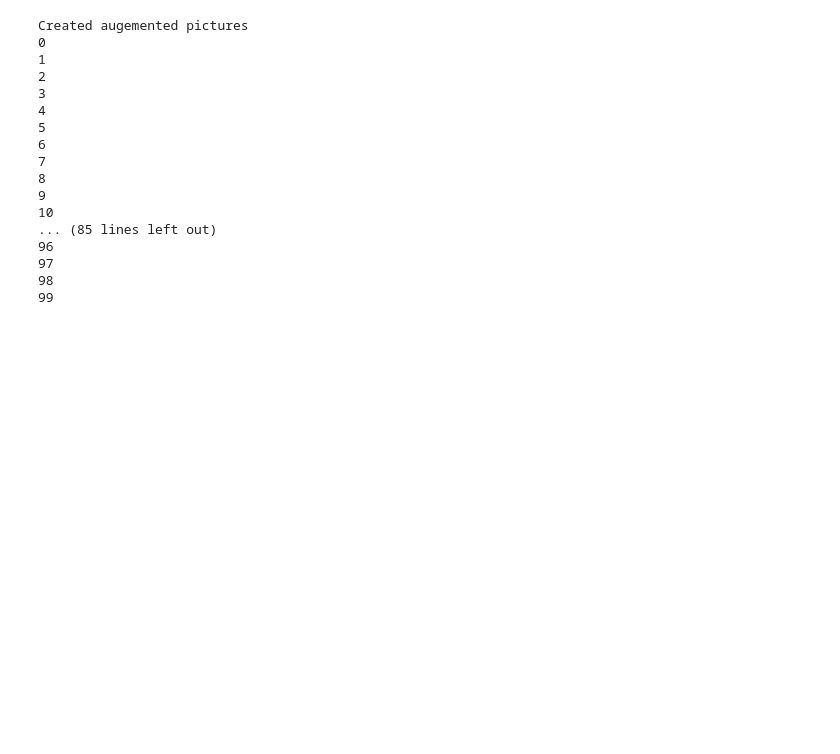
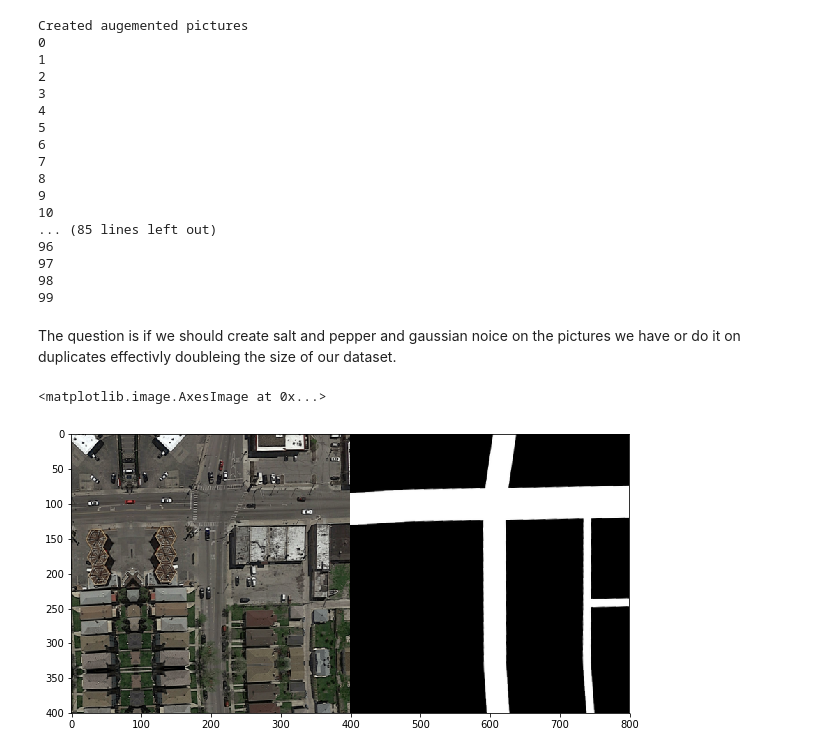
Before and after one commit to martvo/CS-433---Machine-Learning, a Jupyter notebook: project2/data augmentation.ipynb, the cells around one changed output. Cells and saved outputs as stored; diff of their text form; code cells hidden in the pictures; blank space fills up the shorter version.

```diff
--- a/project2/data augmentation.ipynb
+++ b/project2/data augmentation.ipynb
@@ -110,3 +109,18 @@ Created augemented pictures
 97
 98
 99
+# %% [markdown]
+The question is if we should create salt and pepper and gaussian noice on the pictures we have or do it on duplicates effectivly doubleing the size of our dataset.
+# %%
+files = os.listdir(aug_image_dir)
+# Load all images and groundtruths
+n = len(files)
+aug_imgs = [hf.load_image(aug_image_dir + files[i]) for i in range(n)]
+aug_gt_imgs = [hf.load_image(aug_gt_dir + files[i]) for i in range(n)]
+# %%
+cimg = hf.concatenate_images(imgs[0], gt_imgs[0])
+fig1 = plt.figure(figsize=(10, 10))
+plt.imshow(cimg, cmap='Greys_r')
+# %% [output]
+<matplotlib.image.AxesImage at 0x...>
+[figure, added]
```
Also changed, not shown: parts of 1 cell of this notebook.
